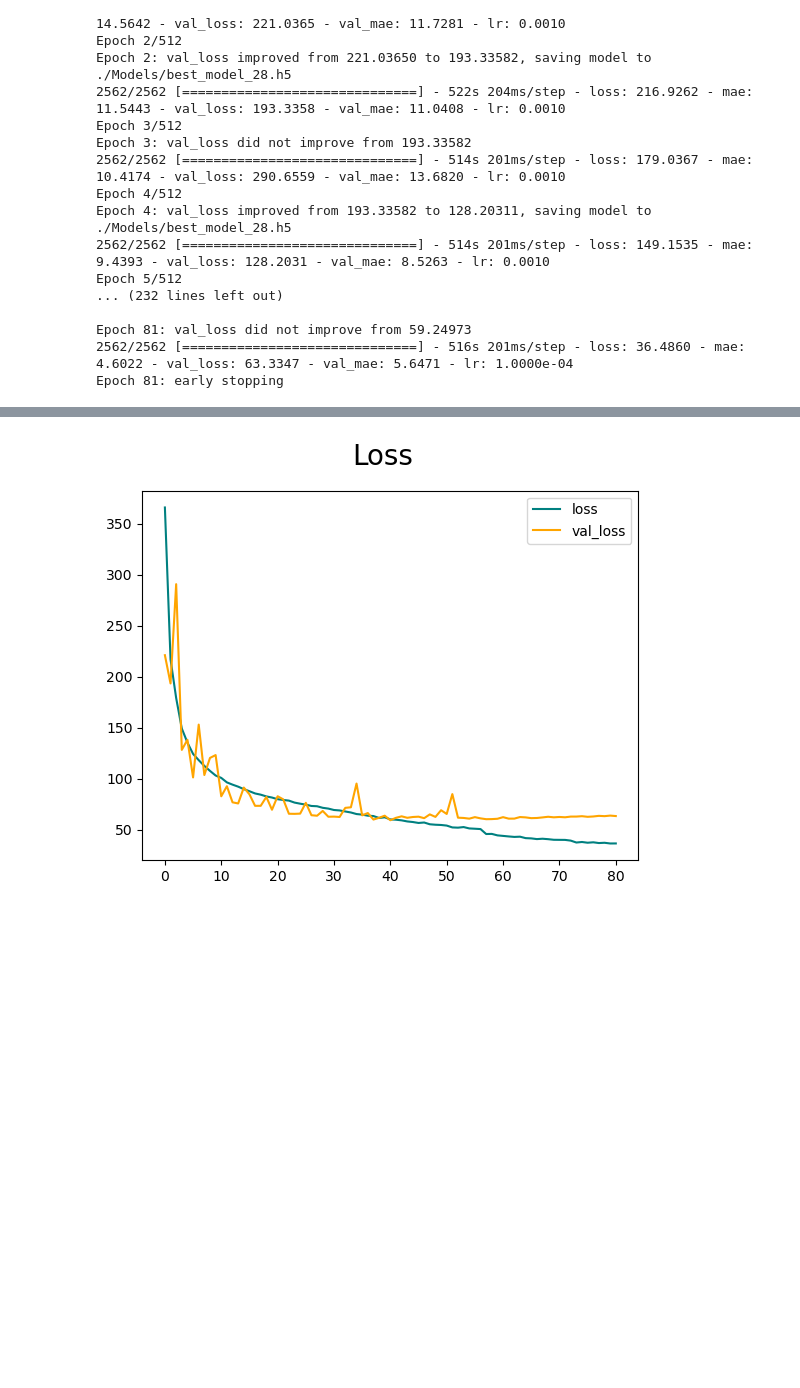
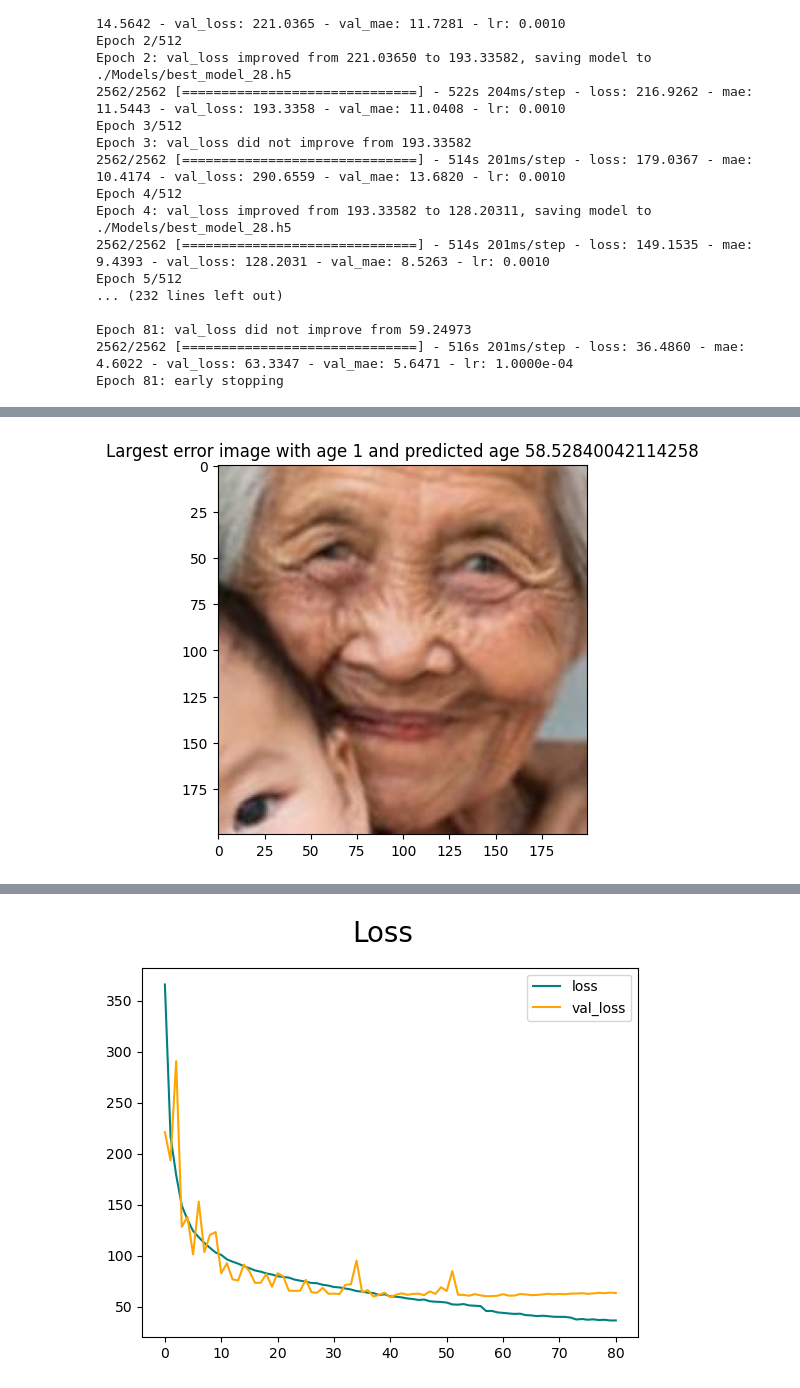
Before and after one commit to MaciejChotkowski/WzTUM, a Jupyter notebook: notebooks/regression/age-detection-notebook all images.ipynb, the cells around one changed output, grey strips where cells are left out. Cells and saved outputs as stored; diff of their text form; code cells hidden in the pictures; blank space fills up the shorter version.

```diff
--- a/notebooks/regression/age-detection-notebook all images.ipynb
+++ b/notebooks/regression/age-detection-notebook all images.ipynb
@@ -413 +282,5 @@ Epoch 81: early stopping
+# %%
+agemodel = tf.keras.models.load_model('../../Models/age-prediction/allImages_5_5.h5', compile=False)
+opt = tf.keras.optimizers.Adam(learning_rate=0.001)
+agemodel.compile(optimizer=opt, loss='mse', metrics=['mae'])
 # %%
@@ -451,0 +335,15 @@ absolute_errors = np.abs(df['Ages'] - predicted_ages)
+# %%
+import matplotlib.pyplot as plt
+import cv2
+
+# Find the index of the max error
+max_error_idx = np.argmax(absolute_errors)
+max_error_image = cv2.imread(df['Images'].iloc[max_error_idx])
+
+# Plot the image
+plt.imshow(cv2.cvtColor(max_error_image, cv2.COLOR_BGR2RGB))
+plt.title(
+    f"Largest error image with age {df['Ages'].iloc[max_error_idx]} and predicted age {predicted_ages[max_error_idx]}")
+plt.show()
+# %% [output]
+[figure, added]
```
Also changed, not shown: parts of 32 cells of this notebook.
